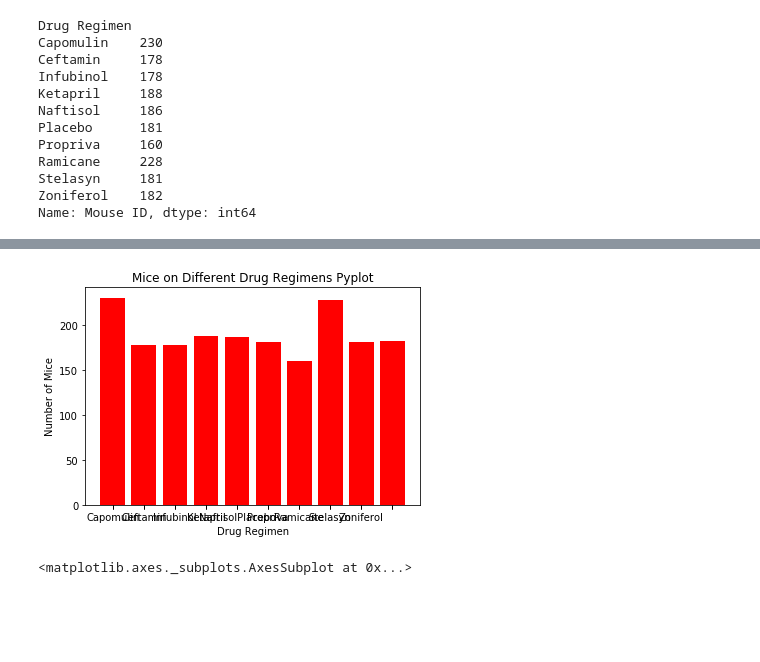
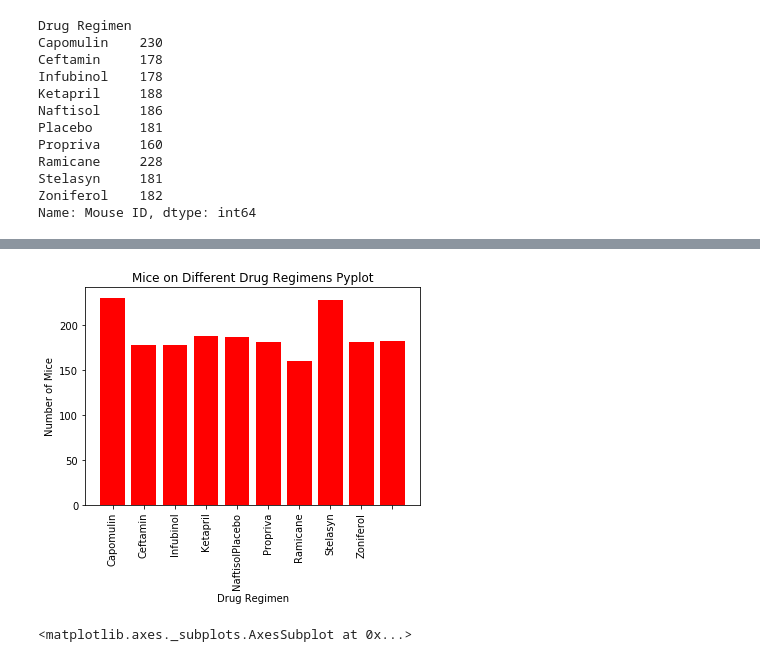
Before and after one commit to spennington1394/matplotlib-challenge, a Jupyter notebook: Untitled.ipynb, the cells around one changed output, grey strips where cells are left out. Drawn from its saved outputs; the diff is of its cells as text; code cells hidden in the pictures; blank space fills up the shorter version.

```diff
--- a/Untitled.ipynb
+++ b/Untitled.ipynb
@@ -251,17 +251,17 @@ drug_list = ['Capomulin', 'Ceftamin','Infubinol','Ketapril','Naftisol'
             'Placebo','Propriva','Ramicane','Stelasyn','Zoniferol']
 # %%
 x_axis = np.arange(0, len(mice_list))
-tick_loc
+tick_loc = []
 for x in x_axis:
     tick_loc.append(x)
-plt.xticks(tick_loc, drug_list)
+plt.xticks(tick_loc, drug_list, rotation = 90)
 plt.title('Mice on Different Drug Regimens Pyplot')
 plt.xlabel('Drug Regimen')
 plt.ylabel('Number of Mice')
 plt.bar(x_axis, mice_list, facecolor='red')
 plt.show()
 # %% [output]
-[figure, old version]
+[figure, new version]
 # %%
 #pie plot distribution female v male
 
```
Also changed, not shown: parts of 27 cells of this notebook.
